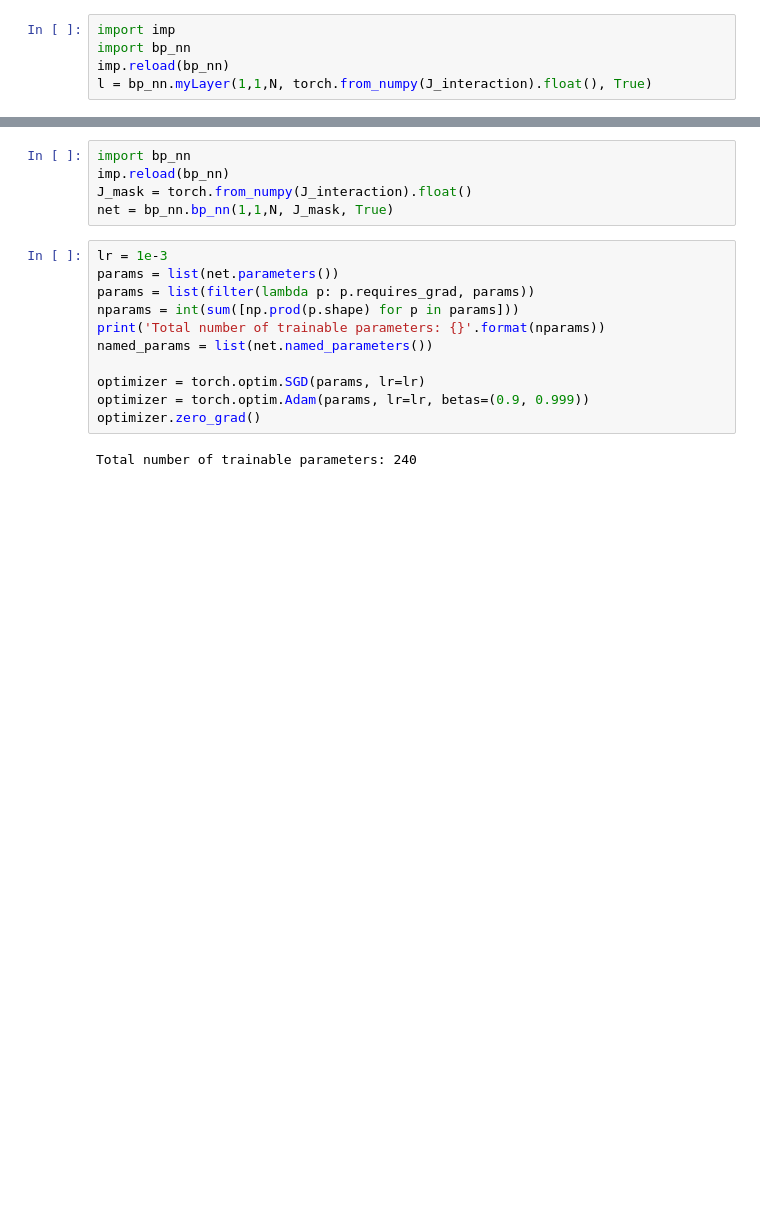
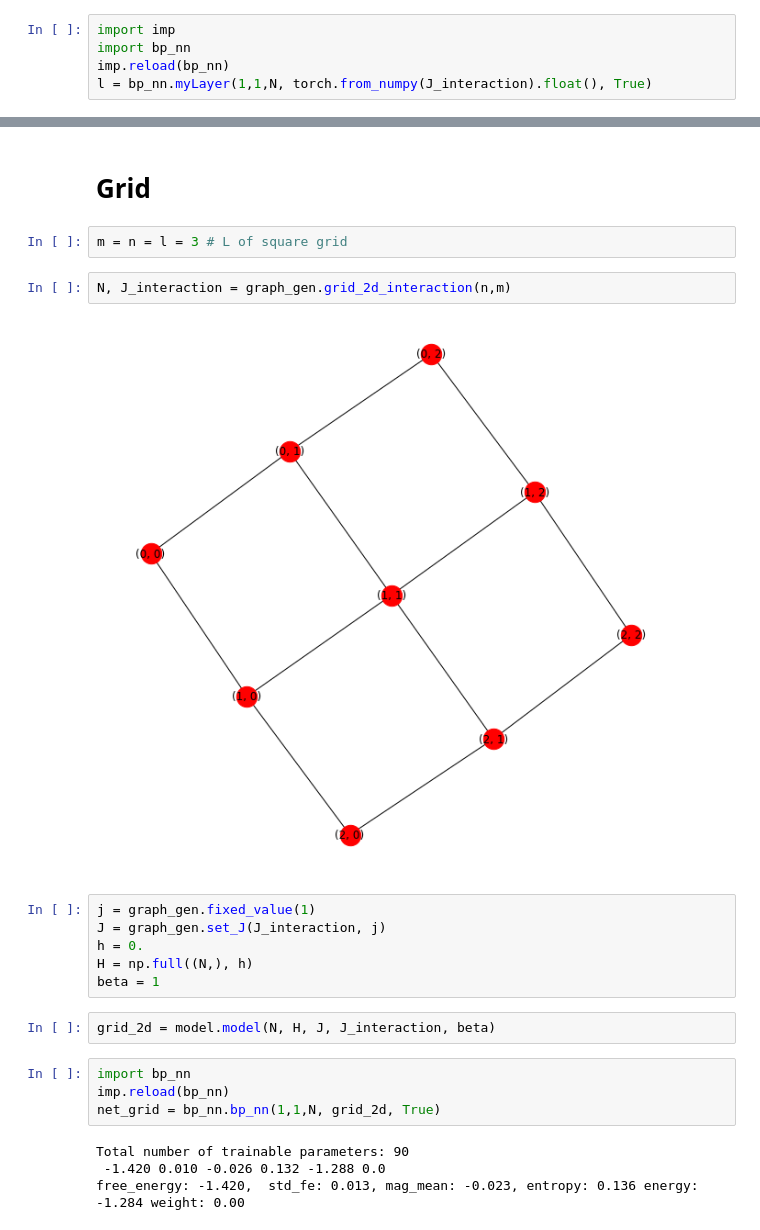
Before and after one commit to ocadni/h2arnn, a Jupyter notebook: nn_test.ipynb, the cells around one changed output, grey strips where cells are left out. Saved outputs shown, nothing was run; the diff lists cells and outputs as text; blank space fills up the shorter version.

```diff
--- a/nn_test.ipynb
+++ b/nn_test.ipynb
@@ -45,18 +41,24 @@ tree = model.model(N, H, J, J_interaction)
+# %% [markdown]
+# Grid
+# %%
+m = n = l = 3 # L of square grid
+# %%
+N, J_interaction = graph_gen.grid_2d_interaction(n,m)
+# %% [output]
+[figure, added]
+# %%
+j = graph_gen.fixed_value(1)
+J = graph_gen.set_J(J_interaction, j)
+h = 0.
+H = np.full((N,), h)
+beta = 1
+# %%
+grid_2d = model.model(N, H, J, J_interaction, beta)
 # %%
 import bp_nn
 imp.reload(bp_nn)
-J_mask = torch.from_numpy(J_interaction).float()
-net = bp_nn.bp_nn(1,1,N, J_mask, True)
+net_grid = bp_nn.bp_nn(1,1,N, grid_2d, True)
+# %% [output]
+Total number of trainable parameters: 90
+ -1.420 0.010 -0.026 0.132 -1.288 0.0
+free_energy: -1.420,  std_fe: 0.013, mag_mean: -0.023, entropy: 0.136 energy: -1.284 weight: 0.00
-# %%
-lr = 1e-3
-params = list(net.parameters())
-params = list(filter(lambda p: p.requires_grad, params))
-nparams = int(sum([np.prod(p.shape) for p in params]))
-print('Total number of trainable parameters: {}'.format(nparams))
-named_params = list(net.named_parameters())
-
-optimizer = torch.optim.SGD(params, lr=lr)
-optimizer = torch.optim.Adam(params, lr=lr, betas=(0.9, 0.999))
-optimizer.zero_grad()
-# %% [output]
-Total number of trainable parameters: 240
```
Also changed, not shown: parts of 7 cells of this notebook, 3 other files.
